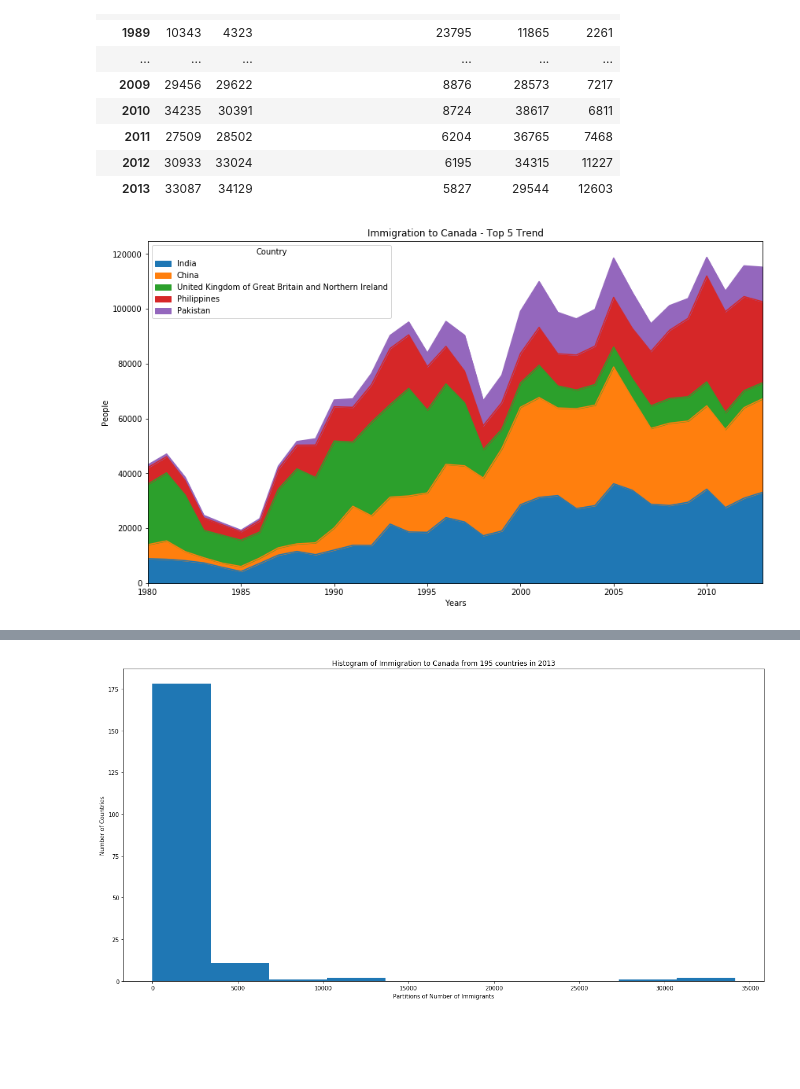
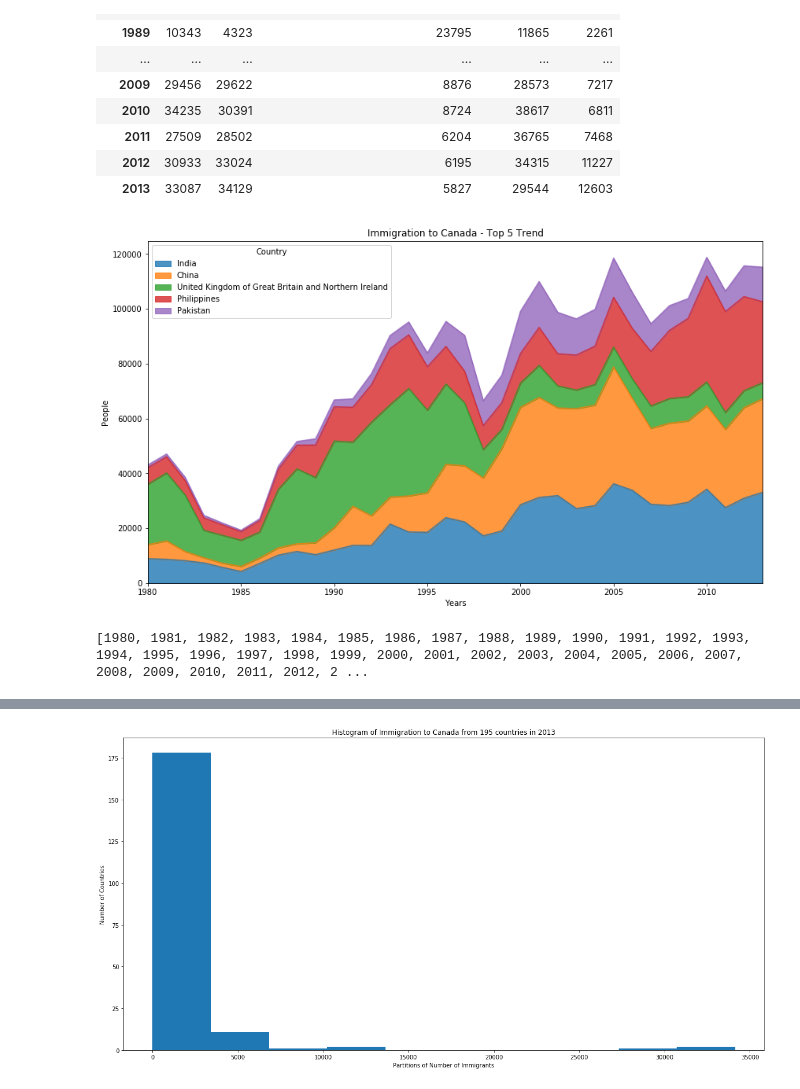
Before and after one commit to Gus-Viola/IBM-DV0101EN, a Jupyter notebook: 02 Second Module.ipynb, the cells around one changed output, grey strips where cells are left out. Cells and saved outputs as stored; diff of their text form; code cells hidden in the pictures; blank space fills up the shorter version.

```diff
--- a/02 Second Module.ipynb
+++ b/02 Second Module.ipynb
@@ -73,15 +77,23 @@ import matplotlib as mpl
 import matplotlib.pyplot as plt
 # %%
 %matplotlib inline
-df_02.plot(kind="area", figsize=(14,8))
+df_02.plot(kind="area", alpha=0.8, stacked=True, figsize=(14,8))
+#stacked=False makes plot translucent, doesn't work here
+#The unstacked plot has a default transparency (alpha value) at 0.5.
+#We can modify this value by passing in the alpha parameter
 
 plt.title("Immigration to Canada - Top 5 Trend")
 plt.ylabel("People")
 plt.xlabel("Years")
 
 # plt.show()  #works without this line. Not sure what it is for...
 # the show() above messes up with the savefig function
 
 plt.savefig(ExportPath+"Immigration to Canada - Top 5 Trend.png")
 # %% [output]
-[figure, old version]
+[figure, new version]
+# %%
+years = list(map(int, range(1980, 2014)))
+print(years)
+# %% [output]
+[1980, 1981, 1982, 1983, 1984, 1985, 1986, 1987, 1988, 1989, 1990, 1991, 1992, 1993, 1994, 1995, 1996, 1997, 1998, 1999, 2000, 2001, 2002, 2003, 2004, 2005, 2006, 2007, 2008, 2009, 2010, 2011, 2012, 2 ...
```
Also changed, not shown: parts of 16 cells of this notebook, 7 other files.
